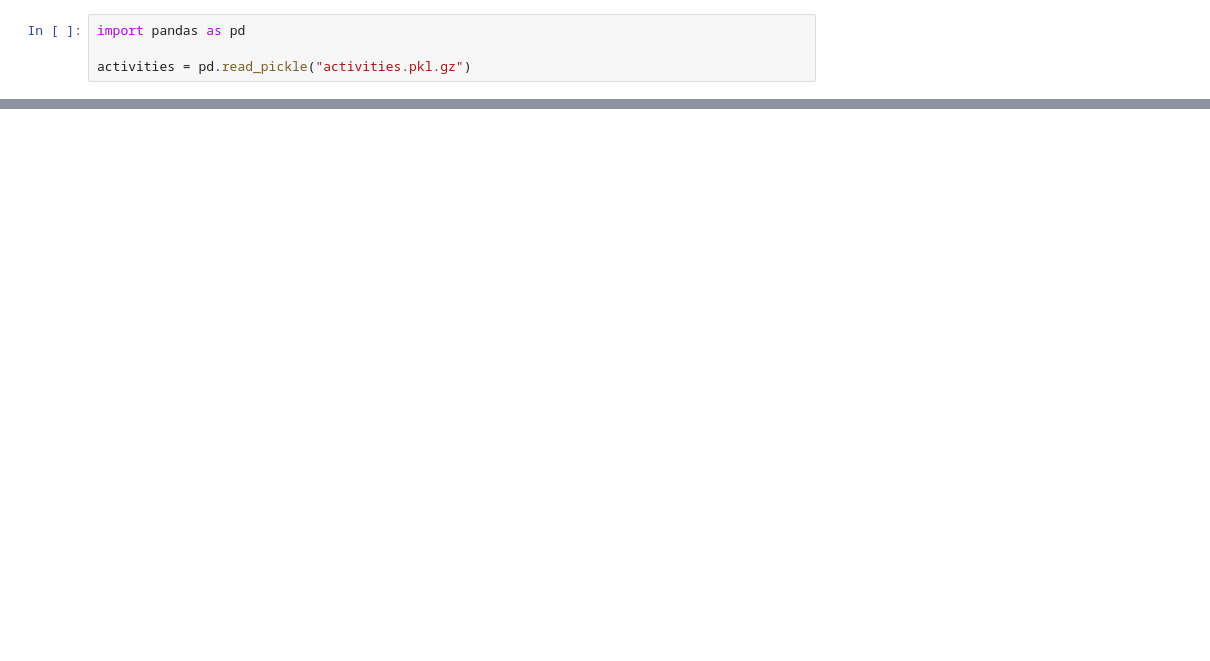
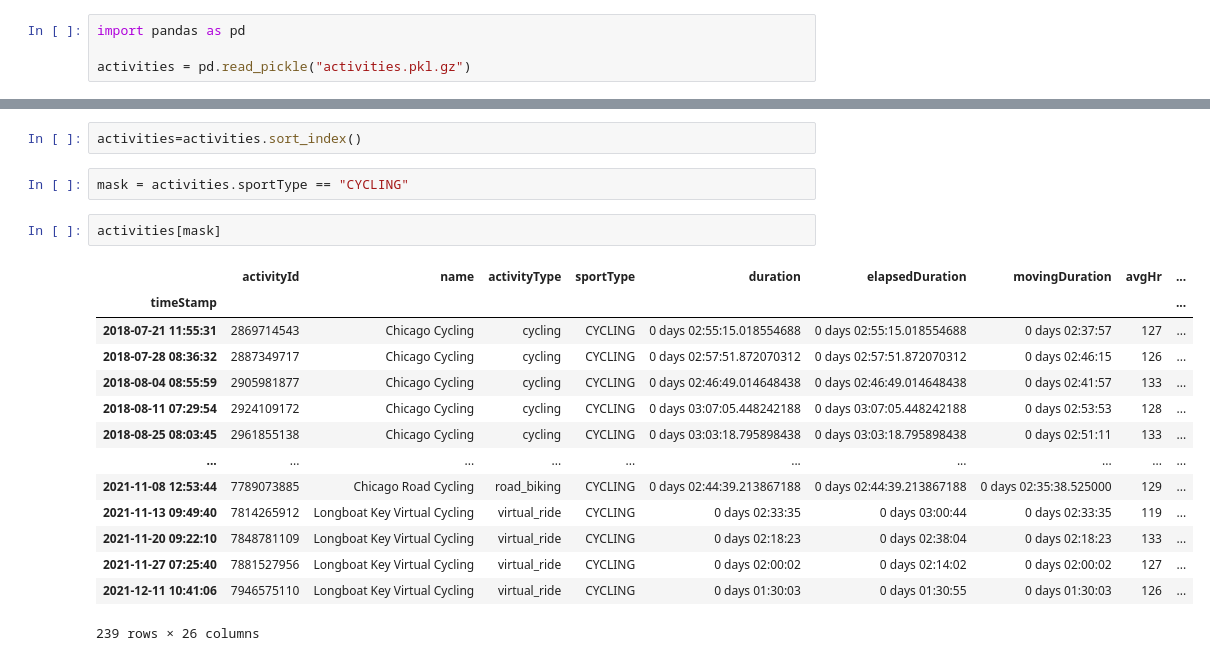
Before and after one commit to RERobbins/py_athletics, a Jupyter notebook: py_athletics.ipynb, the cells around one changed output, grey strips where cells are left out. Drawn from its saved outputs; the diff is of its cells as text; blank space fills up the shorter version.

```diff
--- a/py_athletics.ipynb
+++ b/py_athletics.ipynb
@@ -84,0 +103,21 @@ Name: avgPaceMPM, dtype: Float64
+# %%
+activities=activities.sort_index()
+# %%
+mask = activities.sportType == "CYCLING"
+# %%
+activities[mask]
+# %% [output]
+|  | activityId | name | activityType | sportType | duration | elapsedDuration | movingDuration | avgHr | ... |
+| timeStamp |  |  |  |  |  |  |  |  | ... |
+| 2018-07-21 11:55:31 | 2869714543 | Chicago Cycling | cycling | CYCLING | 0 days 02:55:15.018554688 | 0 days 02:55:15.018554688 | 0 days 02:37:57 | 127 | ... |
+| 2018-07-28 08:36:32 | 2887349717 | Chicago Cycling | cycling | CYCLING | 0 days 02:57:51.872070312 | 0 days 02:57:51.872070312 | 0 days 02:46:15 | 126 | ... |
+| 2018-08-04 08:55:59 | 2905981877 | Chicago Cycling | cycling | CYCLING | 0 days 02:46:49.014648438 | 0 days 02:46:49.014648438 | 0 days 02:41:57 | 133 | ... |
+| 2018-08-11 07:29:54 | 2924109172 | Chicago Cycling | cycling | CYCLING | 0 days 03:07:05.448242188 | 0 days 03:07:05.448242188 | 0 days 02:53:53 | 128 | ... |
+| 2018-08-25 08:03:45 | 2961855138 | Chicago Cycling | cycling | CYCLING | 0 days 03:03:18.795898438 | 0 days 03:03:18.795898438 | 0 days 02:51:11 | 133 | ... |
+| ... | ... | ... | ... | ... | ... | ... | ... | ... | ... |
+| 2021-11-08 12:53:44 | 7789073885 | Chicago Road Cycling | road_biking | CYCLING | 0 days 02:44:39.213867188 | 0 days 02:44:39.213867188 | 0 days 02:35:38.525000 | 129 | ... |
+| 2021-11-13 09:49:40 | 7814265912 | Longboat Key Virtual Cycling | virtual_ride | CYCLING | 0 days 02:33:35 | 0 days 03:00:44 | 0 days 02:33:35 | 119 | ... |
+| 2021-11-20 09:22:10 | 7848781109 | Longboat Key Virtual Cycling | virtual_ride | CYCLING | 0 days 02:18:23 | 0 days 02:38:04 | 0 days 02:18:23 | 133 | ... |
+| 2021-11-27 07:25:40 | 7881527956 | Longboat Key Virtual Cycling | virtual_ride | CYCLING | 0 days 02:00:02 | 0 days 02:14:02 | 0 days 02:00:02 | 127 | ... |
+| 2021-12-11 10:41:06 | 7946575110 | Longboat Key Virtual Cycling | virtual_ride | CYCLING | 0 days 01:30:03 | 0 days 01:30:55 | 0 days 01:30:03 | 126 | ... |
+239 rows × 26 columns
```
Also changed, not shown: parts of 14 cells of this notebook, 2 other files.
